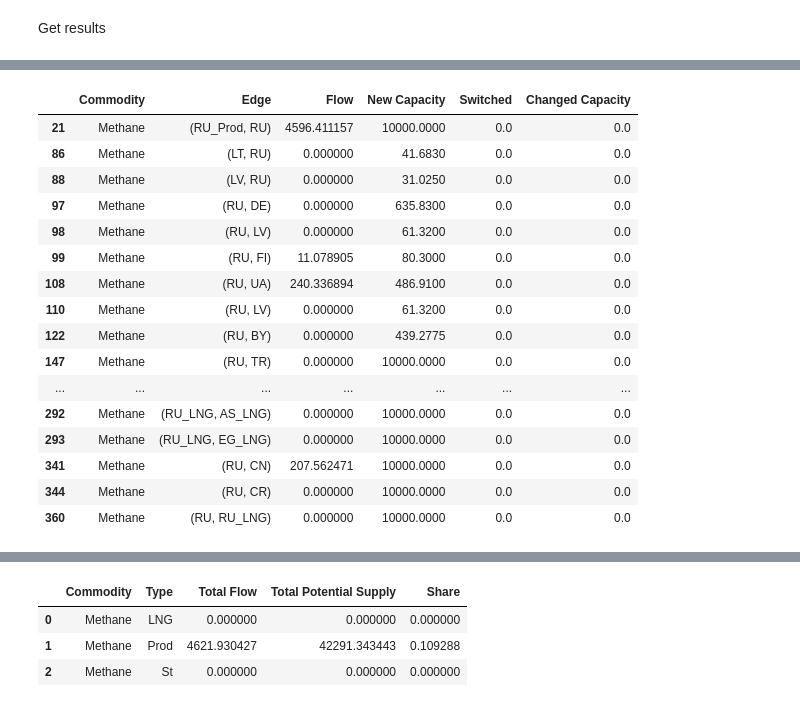
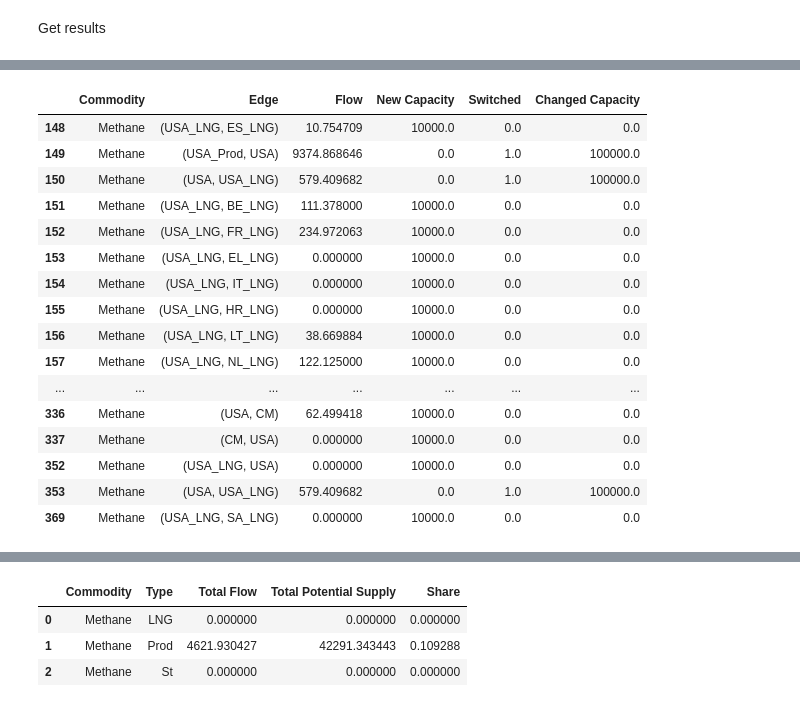
Before and after one commit to CSEI-EU/gas_infrastructure_model, a Jupyter notebook: 00_code_base/02_unidirectional/Russian_Case_and_LNG.ipynb, the cells around one changed output, grey strips where cells are left out. Saved outputs shown, nothing was run; the diff lists cells and outputs as text; code cells hidden in the pictures.

```diff
--- a/00_code_base/02_unidirectional/Russian_Case_and_LNG.ipynb
+++ b/00_code_base/02_unidirectional/Russian_Case_and_LNG.ipynb
@@ -324,29 +324,29 @@ result_supply_wo_ru_df
 | 2 | Methane | St | 0.000000 | 0.000000 | 0.000000 |
 # %%
-search_element = 'RU'  # Example search element to look for in the 'Edge' column
+search_element = 'USA'  # Example search element to look for in the 'Edge' column
 commodity = 'Methane'  # Example commodity to filter by (optional)
 
 # Call the function to filter the rows
 filtered_df = filter_rows_by_search_element_and_commodity(results_df, 'Edge', search_element, commodity)
 filtered_df
 # %% [output]
 |  | Commodity | Edge | Flow | New Capacity | Switched | Changed Capacity |
-| 21 | Methane | (RU_Prod, RU) | 4596.411157 | 10000.0000 | 0.0 | 0.0 |
-| 86 | Methane | (LT, RU) | 0.000000 | 41.6830 | 0.0 | 0.0 |
-| 88 | Methane | (LV, RU) | 0.000000 | 31.0250 | 0.0 | 0.0 |
-| 97 | Methane | (RU, DE) | 0.000000 | 635.8300 | 0.0 | 0.0 |
-| 98 | Methane | (RU, LV) | 0.000000 | 61.3200 | 0.0 | 0.0 |
-| 99 | Methane | (RU, FI) | 11.078905 | 80.3000 | 0.0 | 0.0 |
-| 108 | Methane | (RU, UA) | 240.336894 | 486.9100 | 0.0 | 0.0 |
-| 110 | Methane | (RU, LV) | 0.000000 | 61.3200 | 0.0 | 0.0 |
-| 122 | Methane | (RU, BY) | 0.000000 | 439.2775 | 0.0 | 0.0 |
-| 147 | Methane | (RU, TR) | 0.000000 | 10000.0000 | 0.0 | 0.0 |
+| 148 | Methane | (USA_LNG, ES_LNG) | 10.754709 | 10000.0 | 0.0 | 0.0 |
+| 149 | Methane | (USA_Prod, USA) | 9374.868646 | 0.0 | 1.0 | 100000.0 |
+| 150 | Methane | (USA, USA_LNG) | 579.409682 | 0.0 | 1.0 | 100000.0 |
+| 151 | Methane | (USA_LNG, BE_LNG) | 111.378000 | 10000.0 | 0.0 | 0.0 |
+| 152 | Methane | (USA_LNG, FR_LNG) | 234.972063 | 10000.0 | 0.0 | 0.0 |
+| 153 | Methane | (USA_LNG, EL_LNG) | 0.000000 | 10000.0 | 0.0 | 0.0 |
+| 154 | Methane | (USA_LNG, IT_LNG) | 0.000000 | 10000.0 | 0.0 | 0.0 |
+| 155 | Methane | (USA_LNG, HR_LNG) | 0.000000 | 10000.0 | 0.0 | 0.0 |
+| 156 | Methane | (USA_LNG, LT_LNG) | 38.669884 | 10000.0 | 0.0 | 0.0 |
+| 157 | Methane | (USA_LNG, NL_LNG) | 122.125000 | 10000.0 | 0.0 | 0.0 |
 | ... | ... | ... | ... | ... | ... | ... |
-| 292 | Methane | (RU_LNG, AS_LNG) | 0.000000 | 10000.0000 | 0.0 | 0.0 |
-| 293 | Methane | (RU_LNG, EG_LNG) | 0.000000 | 10000.0000 | 0.0 | 0.0 |
-| 341 | Methane | (RU, CN) | 207.562471 | 10000.0000 | 0.0 | 0.0 |
-| 344 | Methane | (RU, CR) | 0.000000 | 10000.0000 | 0.0 | 0.0 |
-| 360 | Methane | (RU, RU_LNG) | 0.000000 | 10000.0000 | 0.0 | 0.0 |
+| 336 | Methane | (USA, CM) | 62.499418 | 10000.0 | 0.0 | 0.0 |
+| 337 | Methane | (CM, USA) | 0.000000 | 10000.0 | 0.0 | 0.0 |
+| 352 | Methane | (USA_LNG, USA) | 0.000000 | 10000.0 | 0.0 | 0.0 |
+| 353 | Methane | (USA, USA_LNG) | 579.409682 | 0.0 | 1.0 | 100000.0 |
+| 369 | Methane | (USA_LNG, SA_LNG) | 0.000000 | 10000.0 | 0.0 | 0.0 |
 # %%
 search_element = 'RU'  # Example search element to look for in the 'Edge' column
 commodity = 'Methane'  # Example commodity to filter by (optional)
```
Also changed, not shown: parts of 5 cells of this notebook, 4 other files.
